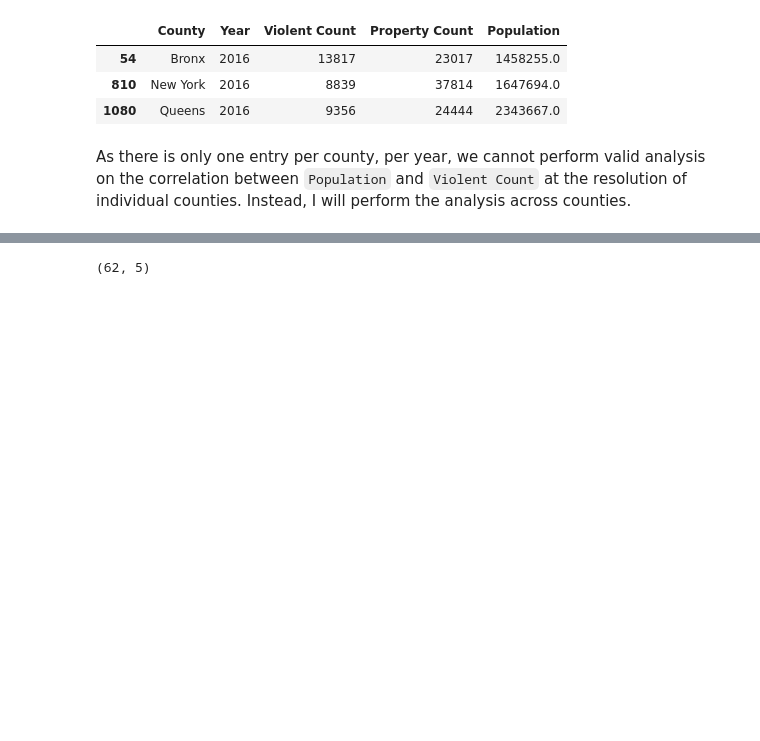
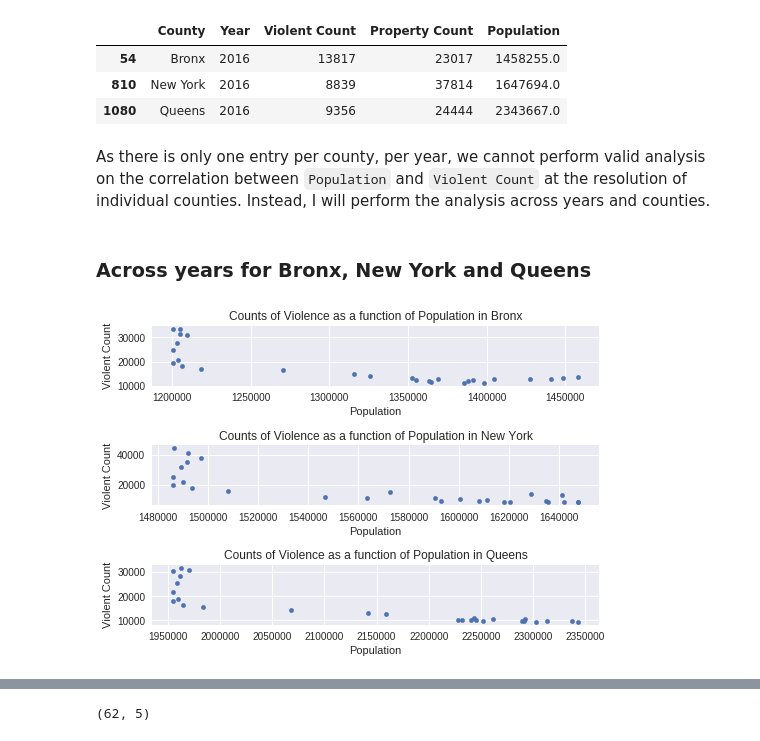
Before and after one commit to rayheberer/LambdaSchoolDataScience, a Jupyter notebook: Week 5 Probability and Statistics/Code Challenges/Day 2 Statistics 2.ipynb, the cells around one changed output, grey strips where cells are left out. Cells and saved outputs as stored; diff of their text form; code cells hidden in the pictures; blank space fills up the shorter version.

```diff
--- a/Week 5 Probability and Statistics/Code Challenges/Day 2 Statistics 2.ipynb
+++ b/Week 5 Probability and Statistics/Code Challenges/Day 2 Statistics 2.ipynb
@@ -94,4 +94,20 @@ year_data
 | 810 | New York | 2016 | 8839 | 37814 | 1647694.0 |
 | 1080 | Queens | 2016 | 9356 | 24444 | 2343667.0 |
 # %% [markdown]
-As there is only one entry per county, per year, we cannot perform valid analysis on the correlation between `Population` and `Violent Count` at the resolution of individual counties. Instead, I will perform the analysis across counties.
+As there is only one entry per county, per year, we cannot perform valid analysis on the correlation between `Population` and `Violent Count` at the resolution of individual counties. Instead, I will perform the analysis across years and counties.
+# %% [markdown]
+### Across years for Bronx, New York and Queens
+# %%
+bronx = plot_data[plot_data['County']=='Bronx']
+ny = plot_data[plot_data['County']=='New York']
+queens = plot_data[plot_data['County']=='Queens']
+# %%
+fig, axs = plt.subplots(3, 1)
+fig.subplots_adjust(hspace=1)
+
+for i, city, label in zip(range(3), [bronx, ny, queens], ['Bronx', 'New York', 'Queens']):
+    axs[i].scatter(x=city['Population'], y=city['Violent Count'], s=20)
+    axs[i].set(title='Counts of Violence as a function of Population in {}'.format(label),
+               xlabel='Population', ylabel='Violent Count')
+# %% [output]
+[figure, added]
```
Also changed, not shown: parts of 12 cells of this notebook.
